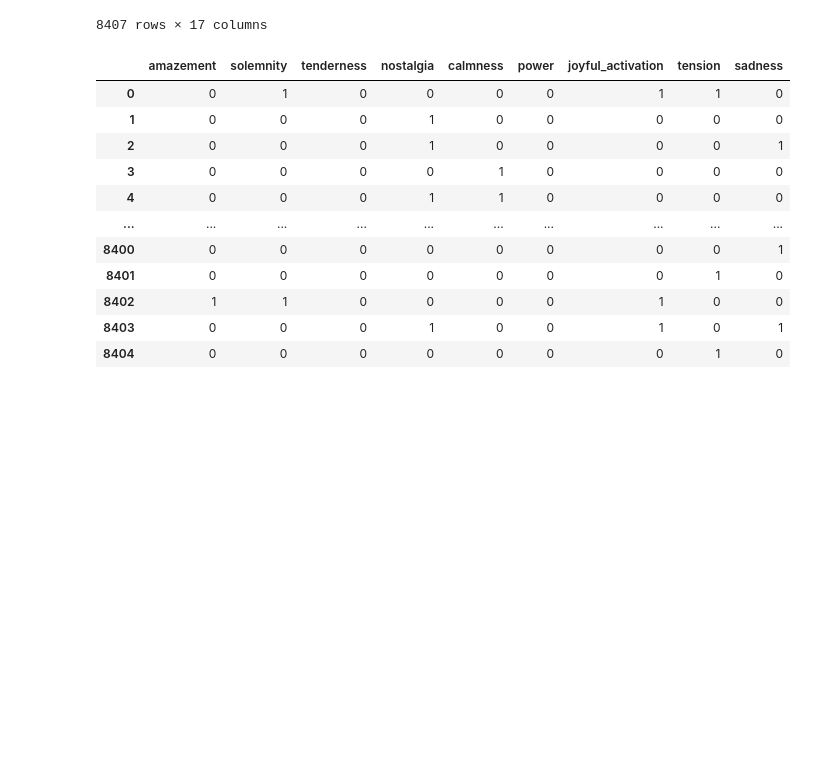
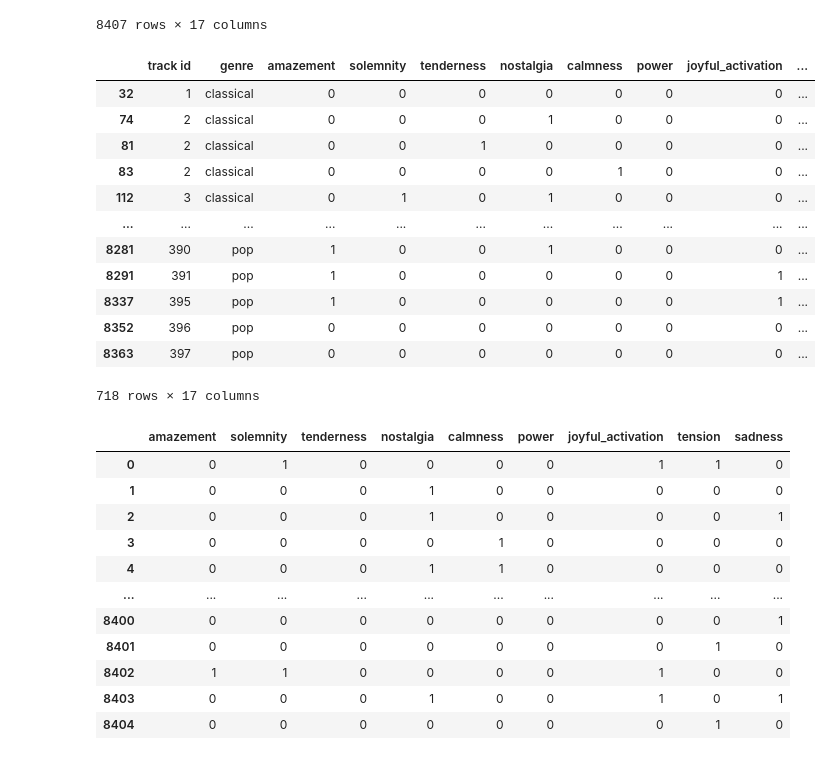
Before and after one commit to Sharp90/recommendation, a Jupyter notebook: induced_musical_emotion.ipynb, the cells around one changed output. Cells and saved outputs as stored; diff of their text form; code cells hidden in the pictures; blank space fills up the shorter version.

```diff
--- a/induced_musical_emotion.ipynb
+++ b/induced_musical_emotion.ipynb
@@ -29,7 +29,21 @@ data
 | 8406 | 400 | pop | 1 | 0 | 0 | 0 | 0 | 0 | 0 | ... |
 8407 rows × 17 columns
 # %%
-data[data[' genre'] == 'classical']
+data[data[' age'] == 25]
+# %% [output]
+|  | track id | genre | amazement | solemnity | tenderness | nostalgia | calmness | power | joyful_activation | ... |
+| 32 | 1 | classical | 0 | 0 | 0 | 0 | 0 | 0 | 0 | ... |
+| 74 | 2 | classical | 0 | 0 | 0 | 1 | 0 | 0 | 0 | ... |
+| 81 | 2 | classical | 0 | 0 | 1 | 0 | 0 | 0 | 0 | ... |
+| 83 | 2 | classical | 0 | 0 | 0 | 0 | 1 | 0 | 0 | ... |
+| 112 | 3 | classical | 0 | 1 | 0 | 1 | 0 | 0 | 0 | ... |
+| ... | ... | ... | ... | ... | ... | ... | ... | ... | ... | ... |
+| 8281 | 390 | pop | 1 | 0 | 0 | 1 | 0 | 0 | 0 | ... |
+| 8291 | 391 | pop | 1 | 0 | 0 | 0 | 0 | 0 | 1 | ... |
+| 8337 | 395 | pop | 1 | 0 | 0 | 0 | 0 | 0 | 1 | ... |
+| 8352 | 396 | pop | 0 | 0 | 0 | 0 | 0 | 0 | 0 | ... |
+| 8363 | 397 | pop | 0 | 0 | 0 | 0 | 0 | 0 | 0 | ... |
+718 rows × 17 columns
 # %%
 data = data[:8405]
 df = data.drop(['track id', ' genre', ' mood', ' liked', ' disliked', ' age', ' gender', ' mother tongue'], axis=1)
```
Also changed, not shown: parts of 1 cell of this notebook, 1 other file.
